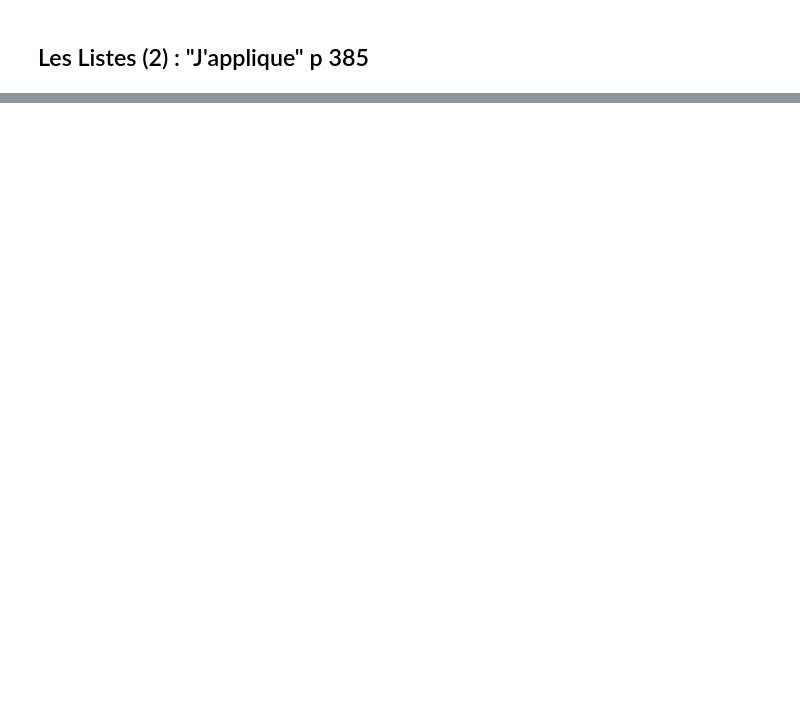
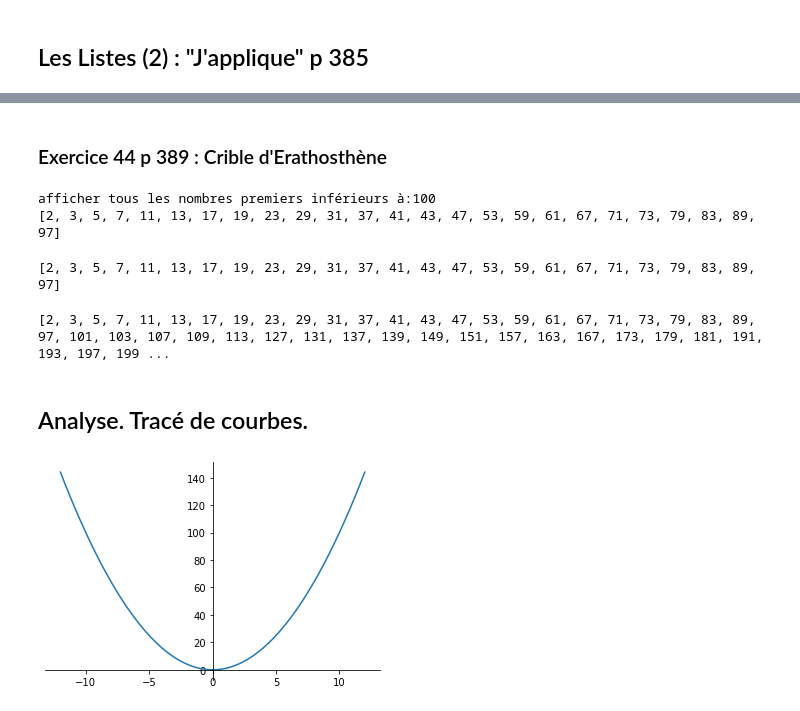
Before and after one commit to MyMikematics/Pythonlycee, a Jupyter notebook: 1èreSpé_Notebook_Exercices_Corrigés_Déclic.ipynb, the cells around one changed output, grey strips where cells are left out. Drawn from its saved outputs; the diff is of its cells as text; code cells hidden in the pictures; blank space fills up the shorter version.

```diff
--- a/1èreSpé_Notebook_Exercices_Corrigés_Déclic.ipynb
+++ b/1èreSpé_Notebook_Exercices_Corrigés_Déclic.ipynb
@@ -428,0 +582,13 @@ print(seuil(L1,89.99999))
+# %% [markdown]
+### Exercice 44 p 389 : Crible d'Erathosthène
+# %%
+#Crible d'Erathostène qui renvoie la liste des nombres premiers inférieurs à un entier n
+
+n=int(input("afficher tous les nombres premiers inférieurs à:"))
+
+L=[i for i in range (2,n+1) if test_primalité(i)==True]
+
+print(L)
+# %% [output]
+afficher tous les nombres premiers inférieurs à:100
+[2, 3, 5, 7, 11, 13, 17, 19, 23, 29, 31, 37, 41, 43, 47, 53, 59, 61, 67, 71, 73, 79, 83, 89, 97]
@@ -428,0 +599,32 @@ print(seuil(L1,89.99999))
+# %%
+print(primelist(100))
+# %% [output]
+[2, 3, 5, 7, 11, 13, 17, 19, 23, 29, 31, 37, 41, 43, 47, 53, 59, 61, 67, 71, 73, 79, 83, 89, 97]
+# %%
+print(primelist(1000))
+# %% [output]
+[2, 3, 5, 7, 11, 13, 17, 19, 23, 29, 31, 37, 41, 43, 47, 53, 59, 61, 67, 71, 73, 79, 83, 89, 97, 101, 103, 107, 109, 113, 127, 131, 137, 139, 149, 151, 157, 163, 167, 173, 179, 181, 191, 193, 197, 199 ...
+# %% [markdown]
+## Analyse. Tracé de courbes.
+# %%
+# Exercice 50
+
+from math import *
+from pylab import *
+import numpy as np
+
+ax = gca()
+ax.spines['right'].set_color('none')                 #permet de supprimer l'axe gradué de droite
+ax.spines['top'].set_color('none')                   # permet de de supprimer l'axe gradué supérieur
+ax.xaxis.set_ticks_position('bottom')
+ax.spines['bottom'].set_position(('data',0))
+ax.yaxis.set_ticks_position('left')
+ax.spines['left'].set_position(('data',0))
+
+
+x=np.linspace(-12,12,100)
+y=x**2
+plot(x,y)
+show()
+# %% [output]
+[figure, added]
```
Also changed, not shown: parts of 69 cells of this notebook, 9 other files.
